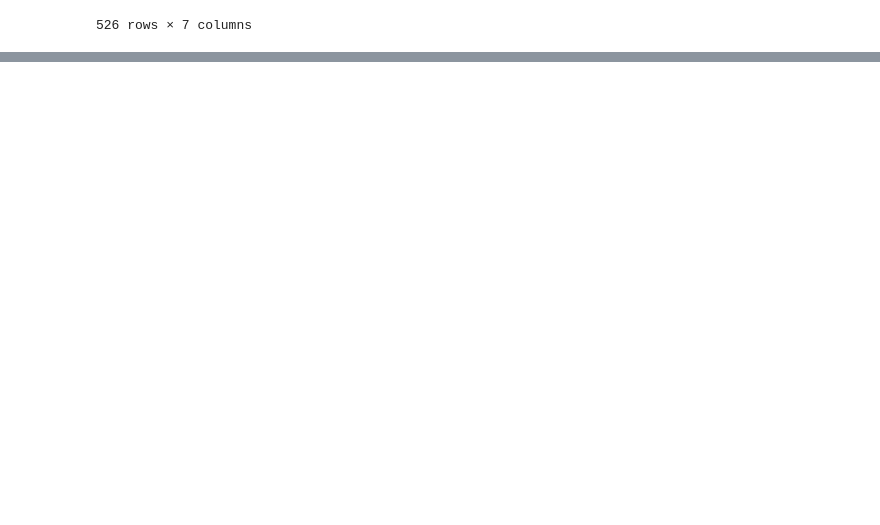
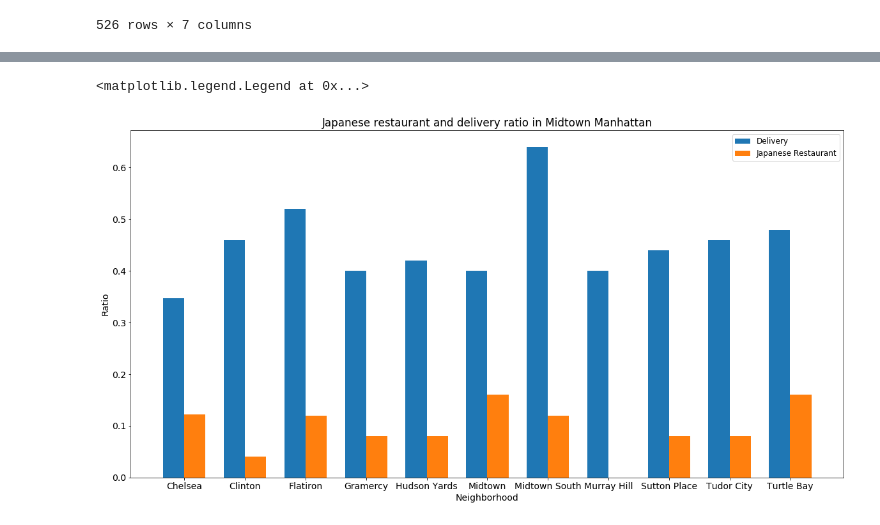
Before and after one commit to lindudu1027/Coursera_Capstone, a Jupyter notebook: Capstone_Project.ipynb, the cells around one changed output, grey strips where cells are left out. Drawn from its saved outputs; the diff is of its cells as text; code cells hidden in the pictures; blank space fills up the shorter version.

```diff
--- a/Capstone_Project.ipynb
+++ b/Capstone_Project.ipynb
@@ -350,0 +522,5 @@ midtown_restaurant_map
+# %%
+midtown_summary=delivery_summary
+midtown_summary['Japanese Restaurant']=jp_rest['sum']
+midtown_summary['Total']=midtown_venues.groupby('Neighborhood').count()[['Delivery']]
+midtown_summary
@@ -350,0 +541,3 @@ midtown_restaurant_map
+# %%
+midtown_summary['Delivery Ratio']=midtown_summary['Delivery']/midtown_summary['Total']
+midtown_summary['Japanese Ratio']=midtown_summary['Japanese Restaurant']/midtown_summary['Total']
@@ -350,0 +560,19 @@ midtown_restaurant_map
+# %%
+x = np.arange(len(midtown_summary.index))
+width = 0.35
+
+fig, ax = plt.subplots(figsize=(20,10))
+rects1 = ax.bar(x - width/2, midtown_summary['Delivery Ratio'], width, label='Delivery')
+rects2 = ax.bar(x + width/2, midtown_summary['Japanese Ratio'], width, label='Japanese Restaurant')
+
+
+ax.set_ylabel('Ratio')
+ax.set_xlabel('Neighborhood')
+ax.set_title('Japanese restaurant and delivery ratio in Midtown Manhattan')
+ax.set_xticks(x)
+ax.set_xticklabels(midtown_summary.index)
+plt.rcParams.update({'font.size': 12})
+ax.legend()
+# %% [output]
+<matplotlib.legend.Legend at 0x...>
+[figure, added]
```
Also changed, not shown: parts of 36 cells of this notebook.
